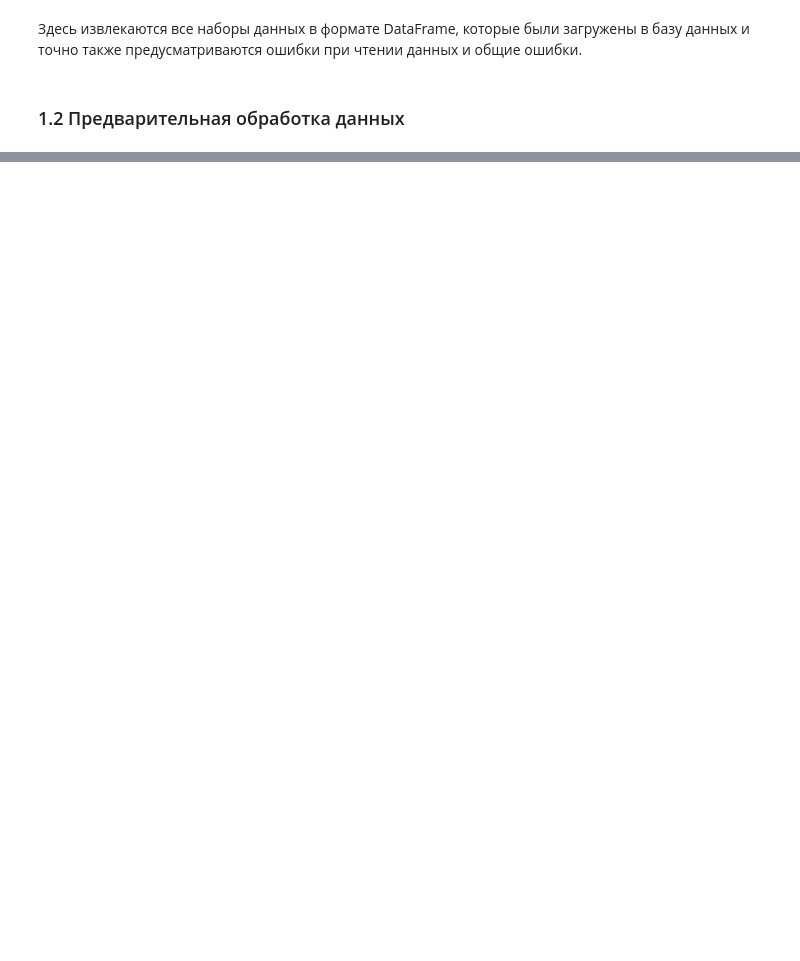
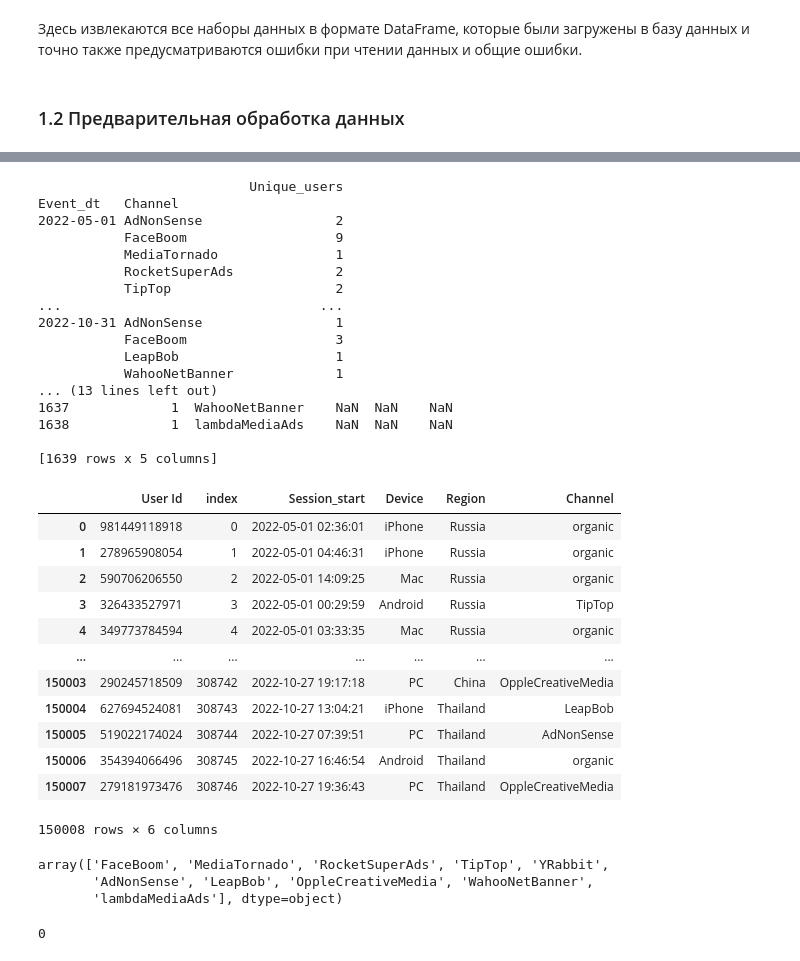
Before and after one commit to tespip/nenyam, a Jupyter notebook: Report_C1.ipynb, the cells around one changed output, grey strips where cells are left out. Saved outputs shown, nothing was run; the diff lists cells and outputs as text; code cells hidden in the pictures; blank space fills up the shorter version.

```diff
--- a/Report_C1.ipynb
+++ b/Report_C1.ipynb
@@ -441,0 +377,4 @@ users_bundle[users_bundle['User_Id'] == 'nan']
+# %%
+
+expenses_df['dt'] = expenses_df['dt'].astype(object)
+expenses_df.info()
@@ -441,0 +393,76 @@ users_bundle[users_bundle['User_Id'] == 'nan']
+# %%
+users_bundle = pd.DataFrame(columns=['User Id'])
+
+def create_bundle(expenses, orders, visitation):
+    global users_bundle
+    users_bundle['User Id'] = visitation['User Id'].unique()
+    group = visitation.groupby('User Id').agg(
+        index=('index', 'first'),
+        Session_start=('Session Start', 'min'),
+        Device=('Device', 'first'),
+        Region=('Region', 'first'),
+        Channel=('Channel', 'first')
+    )
+    users_bundle = pd.merge(users_bundle, group, on='User Id', how='left')
+
+    bebe = orders.groupby('User Id').agg(
+        Event_dt=('Event Dt', 'min')
+    )
+    users_bundle = pd.merge(users_bundle, bebe, on='User Id', how='left')
+    users_bundle['Event_dt'] = pd.to_datetime(users_bundle['Event_dt']).dt.date
+
+    daily_data = users_bundle.groupby(['Event_dt', 'Channel']).agg(
+        Unique_users=('User Id', 'nunique'),
+    )
+
+    print(daily_data)
+    daily_data = pd.merge(daily_data, expenses, left_on=['Event_dt', 'Channel'], right_on=['dt', 'Channel'], how='left')
+    print(daily_data)
+    # daily_data['CAC'] = daily_data['costs'] / daily_data['Unique_users']
+    # users_bundle['CAC'] = daily_data['CAC']
+    users_bundle.drop(columns='Event_dt', inplace=True)
+    return users_bundle
+
+users_bundle = create_bundle(expenses_df, orders_df, visitation_df)
+users_bundle
+# %% [output]
+                           Unique_users
+Event_dt   Channel
+2022-05-01 AdNonSense                 2
+           FaceBoom                   9
+           MediaTornado               1
+           RocketSuperAds             2
+           TipTop                     2
+...                                 ...
+2022-10-31 AdNonSense                 1
+           FaceBoom                   3
+           LeapBob                    1
+           WahooNetBanner             1
+... (13 lines left out)
+1637             1  WahooNetBanner    NaN  NaN    NaN
+1638             1  lambdaMediaAds    NaN  NaN    NaN
+
+[1639 rows x 5 columns]
+|  | User Id | index | Session_start | Device | Region | Channel |
+| 0 | 981449118918 | 0 | 2022-05-01 02:36:01 | iPhone | Russia | organic |
+| 1 | 278965908054 | 1 | 2022-05-01 04:46:31 | iPhone | Russia | organic |
+| 2 | 590706206550 | 2 | 2022-05-01 14:09:25 | Mac | Russia | organic |
+| 3 | 326433527971 | 3 | 2022-05-01 00:29:59 | Android | Russia | TipTop |
+| 4 | 349773784594 | 4 | 2022-05-01 03:33:35 | Mac | Russia | organic |
+| ... | ... | ... | ... | ... | ... | ... |
+| 150003 | 290245718509 | 308742 | 2022-10-27 19:17:18 | PC | China | OppleCreativeMedia |
+| 150004 | 627694524081 | 308743 | 2022-10-27 13:04:21 | iPhone | Thailand | LeapBob |
+| 150005 | 519022174024 | 308744 | 2022-10-27 07:39:51 | PC | Thailand | AdNonSense |
+| 150006 | 354394066496 | 308745 | 2022-10-27 16:46:54 | Android | Thailand | organic |
+| 150007 | 279181973476 | 308746 | 2022-10-27 19:36:43 | PC | Thailand | OppleCreativeMedia |
+150008 rows × 6 columns
+# %%
+expenses_df['Channel'].unique()
+# %% [output]
+array(['FaceBoom', 'MediaTornado', 'RocketSuperAds', 'TipTop', 'YRabbit',
+       'AdNonSense', 'LeapBob', 'OppleCreativeMedia', 'WahooNetBanner',
+       'lambdaMediaAds'], dtype=object)
+# %%
+users_bundle['User Id'].duplicated().sum()
+# %% [output]
+0
```
Also changed, not shown: parts of 39 cells of this notebook.
